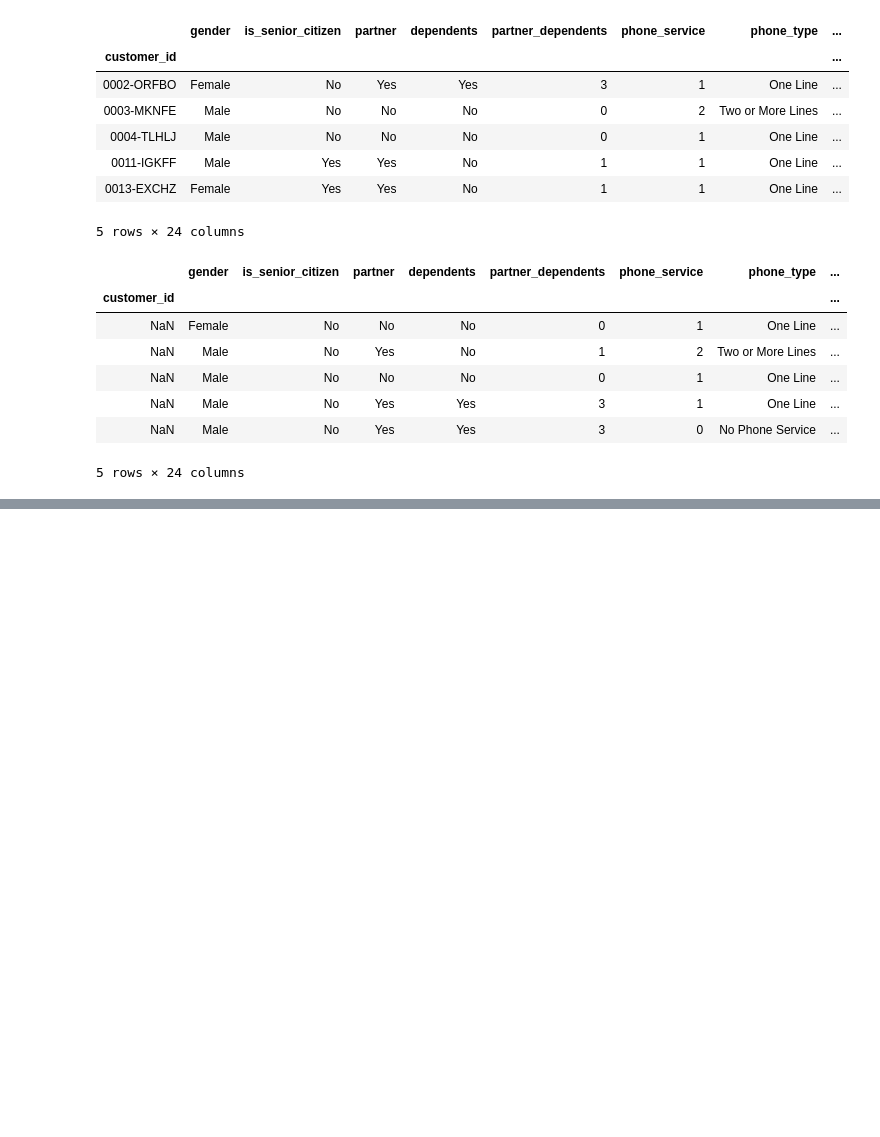
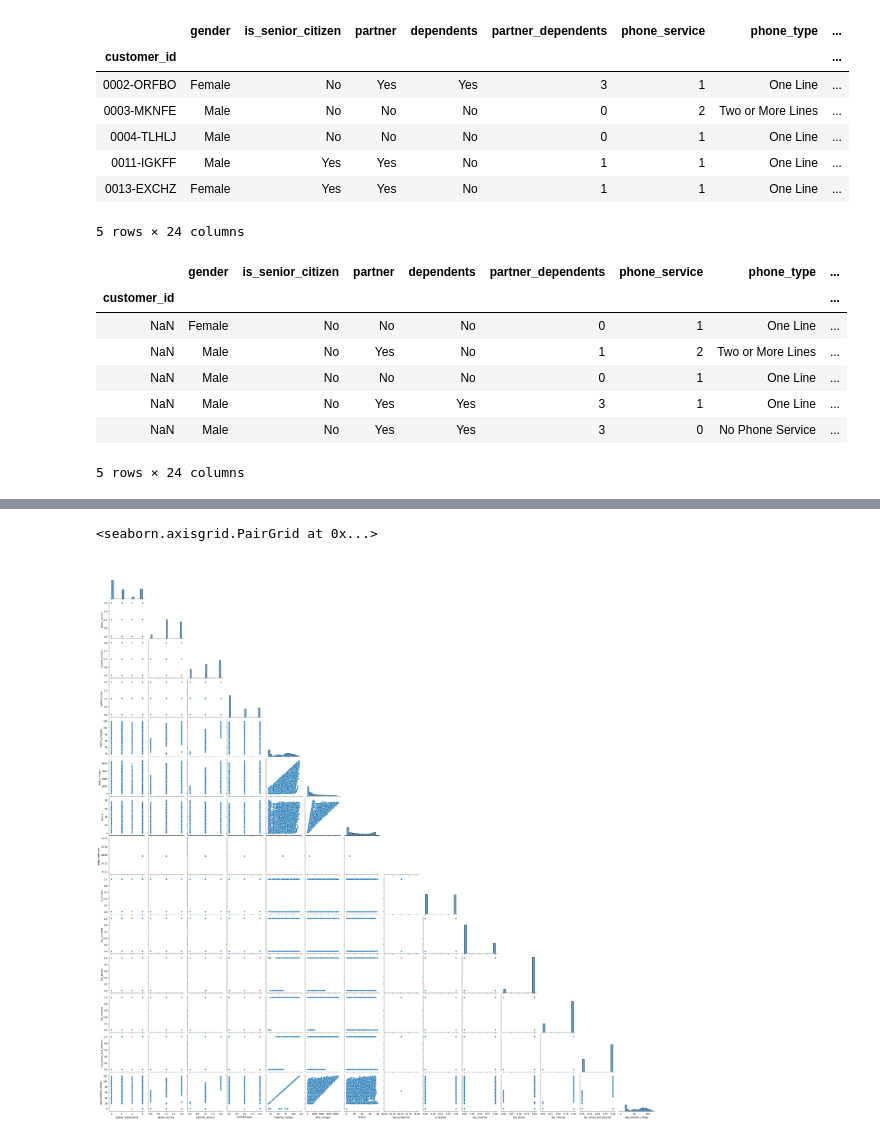
Before and after one commit to QuantumKane/telco_exploration, a Jupyter notebook: telco_explore.ipynb, the cells around one changed output, grey strips where cells are left out. Cells and saved outputs as stored; diff of their text form; code cells hidden in the pictures; blank space fills up the shorter version.

```diff
--- a/telco_explore.ipynb
+++ b/telco_explore.ipynb
@@ -29,0 +97,5 @@ cust_data.tail()
+# %%
+sns.pairplot(cust_data, corner = True)
+# %% [output]
+<seaborn.axisgrid.PairGrid at 0x...>
+[figure, added]
```
Also changed, not shown: parts of 10 cells of this notebook.
